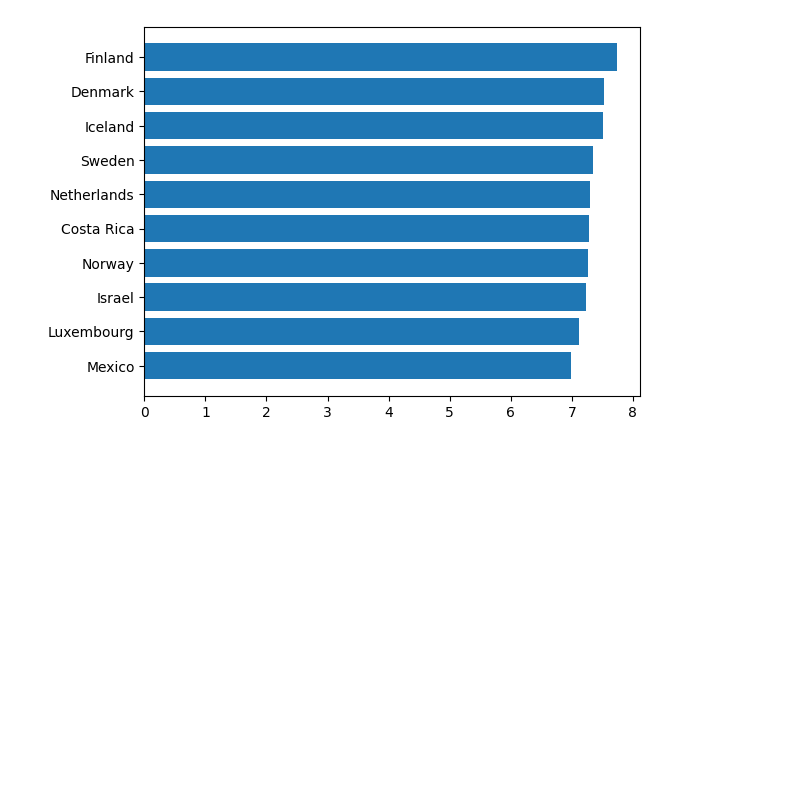
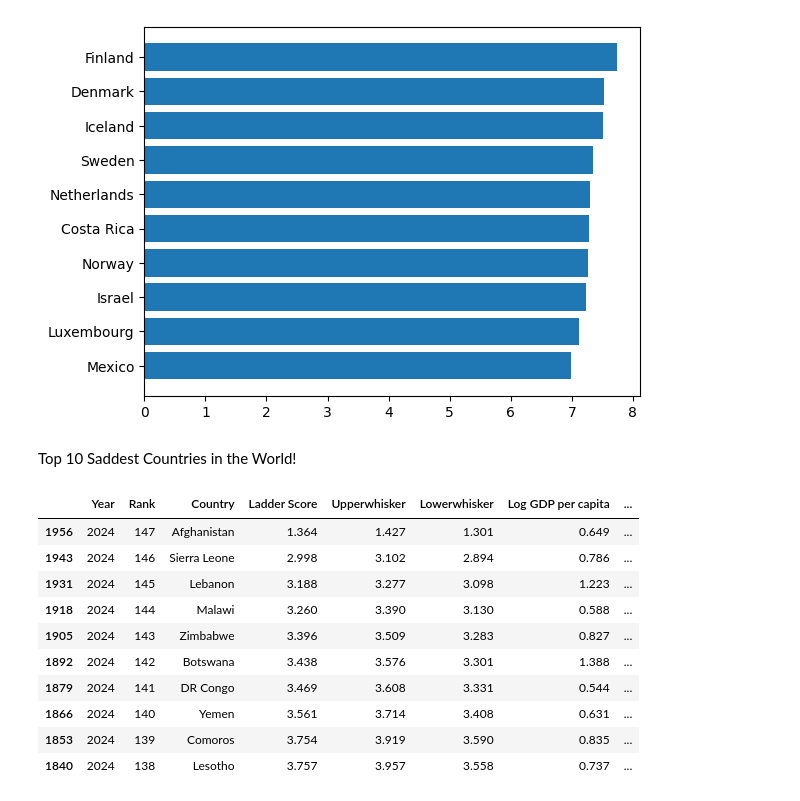
Before and after one commit to matcze/world_happiness, a Jupyter notebook: euro_happiness.ipynb, the cells around one changed output. Drawn from its saved outputs; the diff is of its cells as text; code cells hidden in the pictures; blank space fills up the shorter version.

```diff
--- a/euro_happiness.ipynb
+++ b/euro_happiness.ipynb
@@ -90,3 +90,21 @@ plt.barh(dataset_top10["Country"], dataset_top10["Ladder Score"])
 plt.gca().invert_yaxis()
 # %% [output]
 [figure]
+# %% [markdown]
+Top 10 Saddest Countries in the World!
+# %%
+year = 2024
+dataset_top10 = dataset[dataset["Year"] == year].sort_values("Ladder Score", ascending=True).head(10)
+dataset_top10
+# %% [output]
+|  | Year | Rank | Country | Ladder Score | Upperwhisker | Lowerwhisker | Log GDP per capita | ... |
+| 1956 | 2024 | 147 | Afghanistan | 1.364 | 1.427 | 1.301 | 0.649 | ... |
+| 1943 | 2024 | 146 | Sierra Leone | 2.998 | 3.102 | 2.894 | 0.786 | ... |
+| 1931 | 2024 | 145 | Lebanon | 3.188 | 3.277 | 3.098 | 1.223 | ... |
+| 1918 | 2024 | 144 | Malawi | 3.260 | 3.390 | 3.130 | 0.588 | ... |
+| 1905 | 2024 | 143 | Zimbabwe | 3.396 | 3.509 | 3.283 | 0.827 | ... |
+| 1892 | 2024 | 142 | Botswana | 3.438 | 3.576 | 3.301 | 1.388 | ... |
+| 1879 | 2024 | 141 | DR Congo | 3.469 | 3.608 | 3.331 | 0.544 | ... |
+| 1866 | 2024 | 140 | Yemen | 3.561 | 3.714 | 3.408 | 0.631 | ... |
+| 1853 | 2024 | 139 | Comoros | 3.754 | 3.919 | 3.590 | 0.835 | ... |
+| 1840 | 2024 | 138 | Lesotho | 3.757 | 3.957 | 3.558 | 0.737 | ... |
```
